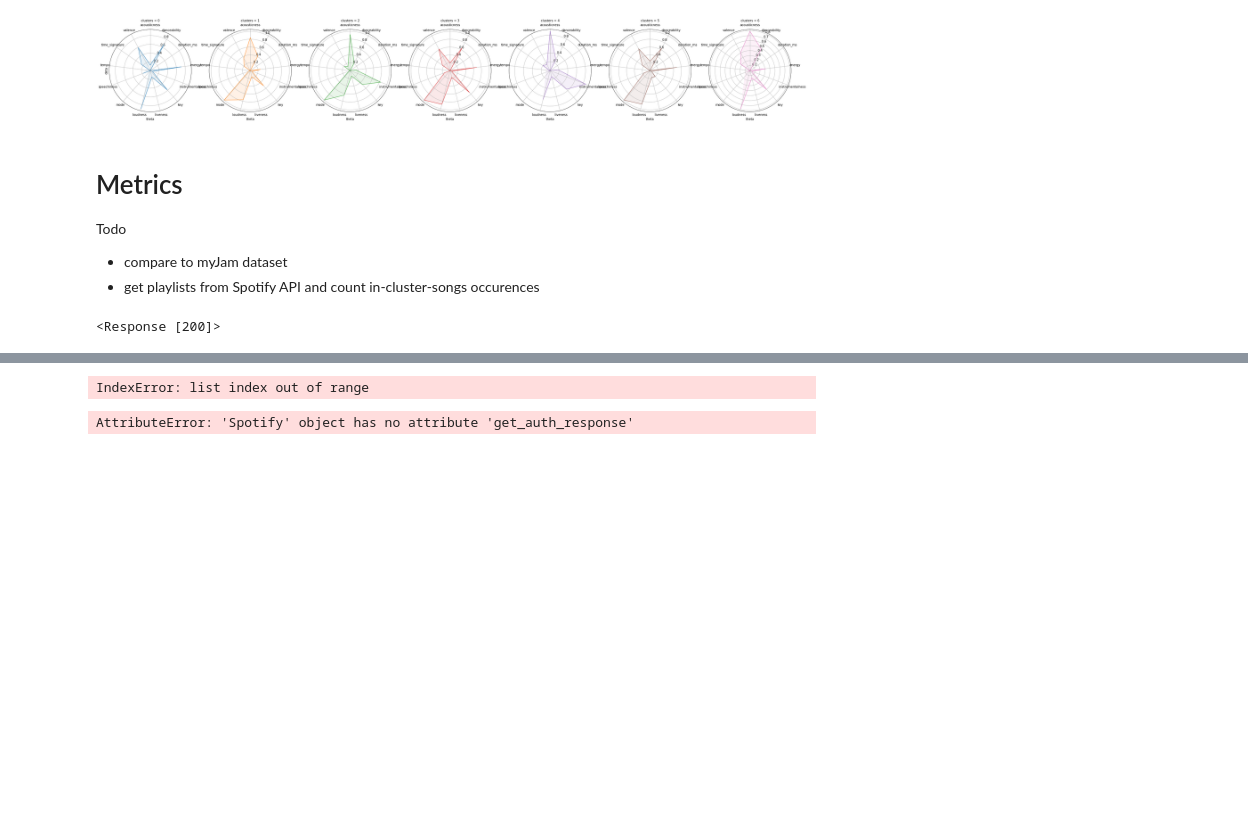
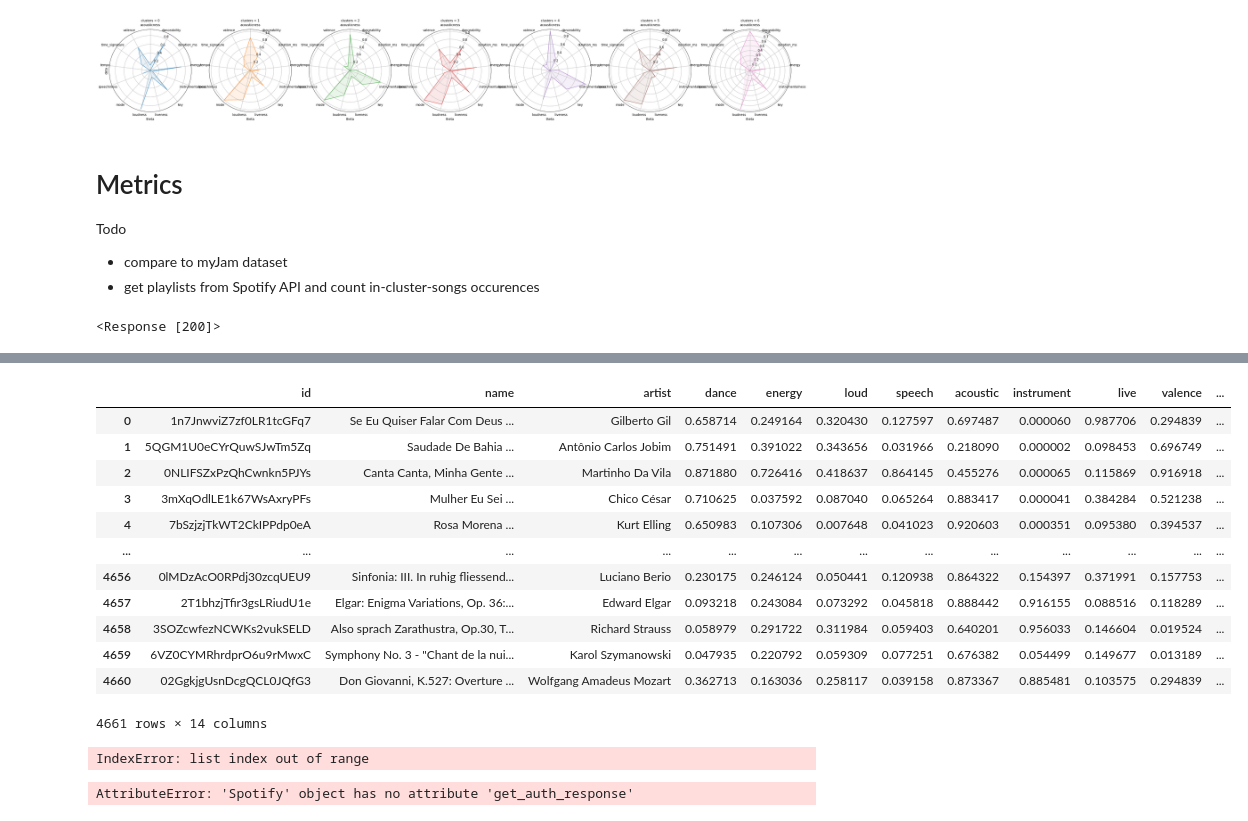
Before and after one commit to circle-ish/DataScienceBC22, a Jupyter notebook: proj4_moose_music/sec6_project6_song_clustering.ipynb, the cells around one changed output, grey strips where cells are left out. Cells and saved outputs as stored; diff of their text form; code cells hidden in the pictures; blank space fills up the shorter version.

```diff
--- a/proj4_moose_music/sec6_project6_song_clustering.ipynb
+++ b/proj4_moose_music/sec6_project6_song_clustering.ipynb
@@ -227,6 +227,7 @@ r
 <Response [200]>
 # %%
 class SpotifyHandler():
+
     def __init__(self, env_file_path):
         self.__sp = self.setup_spotify_connection(env_file_path)
 
@@ -264,7 +265,9 @@ class SpotifyHandler():
         # regarding ids : a list of spotify URIs, URLs or IDs. Maximum: 50 IDs.
         df_songs = self.retrieve_tracks(cluster_song_id_list)
         srs_artist_ids = df_songs['album:artists:0:id']
-        df_artists = pd.json_normalize(self.__sp.artists(srs_artist_ids)['artists'])
+
+        response = self.retrieve(self.__sp.artists, srs_artist_ids)
+        df_artists = pd.json_normalize(response['artists'])
 
         if return_all == 'no':
             return df_artists
@@ -288,19 +291,46 @@ class SpotifyHandler():
         step = 50
         for lower in list(range(0, id_list_len, step)) + [id_list_len % step]:
             upper = min(id_list_len - lower, 50)
-            song_list.append(func(cluster_song_id_list[lower:upper], **kwargs))
+
+            response = self.retrieve(func, cluster_song_id_list[lower:upper], **kwargs)
+            song_list.append(response)
         return song_list
+
+    def retrieve(self, func, *args, **kwargs):
+        from spotipy.client import SpotifyException
+
+        response = None
+        try:
+            response = func(*args, **kwargs)
+        except SpotifyException as error:
+            print(repr(error))
+            print(error.http_status)
+            print(error.reason)
+            print(error.headers)
+        return response
+
 
 def metric_compare_genre(sp_handler, cluster_song_id_list):
     return sp_handler.retrieve_genre_from_songs(cluster_song_id_list)
 
 sp_handler = SpotifyHandler('.env_spotify')
 
-#df_res = pd.read_csv('data/data_cleaned_clustered.csv') #data/df_audio_features_1000')
-#df_res.rename
+df_res = pd.read_csv('data/data_cleaned_clustered.csv') #data/df_audio_features_1000')
+df_res.rename(columns = {'cluster' : 'clusters'}, inplace=True)
+num_clusters = df_res['clusters'].nunique()
+
+from src.utils import load_csv_or_execute
+genre_path = 'data/genres'
+
 df_song_list = []
 for i in range(num_clusters):
     mask = df_res['clusters'] == i
-    df_song_list.append(metric_compare_genre(sp_handler, df_res.loc[mask,'id'].head(50)))
+    selected_songs = df_res.loc[mask,:].nlargest(n = 100, columns='dist2centroid', keep='all')[['id']]
+    data = load_csv_or_execute(
+                        f'{genre_path}_cluster{i}.csv',
+                        metric_compare_genre,
+                        {'sp_handler' : sp_handler, 'cluster_song_id_list' : selected_songs})
+
+    df_song_list.append(data)
 # %% [output]
 Max Retries reached
@@ -309,3 +352,19 @@ SpotifyException: http status: 429, code:-1 - /v1/tracks/?ids=3E5ndyOfO6vFDEIE42
+# %%
+df_res
+# %% [output]
+|  | id | name | artist | dance | energy | loud | speech | acoustic | instrument | live | valence | ... |
+| 0 | 1n7JnwviZ7zf0LR1tcGFq7 | Se Eu Quiser Falar Com Deus ... | Gilberto Gil | 0.658714 | 0.249164 | 0.320430 | 0.127597 | 0.697487 | 0.000060 | 0.987706 | 0.294839 | ... |
+| 1 | 5QGM1U0eCYrQuwSJwTm5Zq | Saudade De Bahia ... | Antônio Carlos Jobim | 0.751491 | 0.391022 | 0.343656 | 0.031966 | 0.218090 | 0.000002 | 0.098453 | 0.696749 | ... |
+| 2 | 0NLIFSZxPzQhCwnkn5PJYs | Canta Canta, Minha Gente ... | Martinho Da Vila | 0.871880 | 0.726416 | 0.418637 | 0.864145 | 0.455276 | 0.000065 | 0.115869 | 0.916918 | ... |
+| 3 | 3mXqOdlLE1k67WsAxryPFs | Mulher Eu Sei ... | Chico César | 0.710625 | 0.037592 | 0.087040 | 0.065264 | 0.883417 | 0.000041 | 0.384284 | 0.521238 | ... |
+| 4 | 7bSzjzjTkWT2CkIPPdp0eA | Rosa Morena ... | Kurt Elling | 0.650983 | 0.107306 | 0.007648 | 0.041023 | 0.920603 | 0.000351 | 0.095380 | 0.394537 | ... |
+| ... | ... | ... | ... | ... | ... | ... | ... | ... | ... | ... | ... | ... |
+| 4656 | 0lMDzAcO0RPdj30zcqUEU9 | Sinfonia: III. In ruhig fliessend... | Luciano Berio | 0.230175 | 0.246124 | 0.050441 | 0.120938 | 0.864322 | 0.154397 | 0.371991 | 0.157753 | ... |
+| 4657 | 2T1bhzjTfir3gsLRiudU1e | Elgar: Enigma Variations, Op. 36:... | Edward Elgar | 0.093218 | 0.243084 | 0.073292 | 0.045818 | 0.888442 | 0.916155 | 0.088516 | 0.118289 | ... |
+| 4658 | 3SOZcwfezNCWKs2vukSELD | Also sprach Zarathustra, Op.30, T... | Richard Strauss | 0.058979 | 0.291722 | 0.311984 | 0.059403 | 0.640201 | 0.956033 | 0.146604 | 0.019524 | ... |
+| 4659 | 6VZ0CYMRhrdprO6u9rMwxC | Symphony No. 3 - "Chant de la nui... | Karol Szymanowski | 0.047935 | 0.220792 | 0.059309 | 0.077251 | 0.676382 | 0.054499 | 0.149677 | 0.013189 | ... |
+| 4660 | 02GgkjgUsnDcgQCL0JQfG3 | Don Giovanni, K.527: Overture ... | Wolfgang Amadeus Mozart | 0.362713 | 0.163036 | 0.258117 | 0.039158 | 0.873367 | 0.885481 | 0.103575 | 0.294839 | ... |
+4661 rows × 14 columns
 # %%
 df_song_list[0].columns.tolist() #[['album:artists:0:name', 'artist_genres']]
 # %% [output]
```
Also changed, not shown: parts of 1 cell of this notebook, 1 other file.
